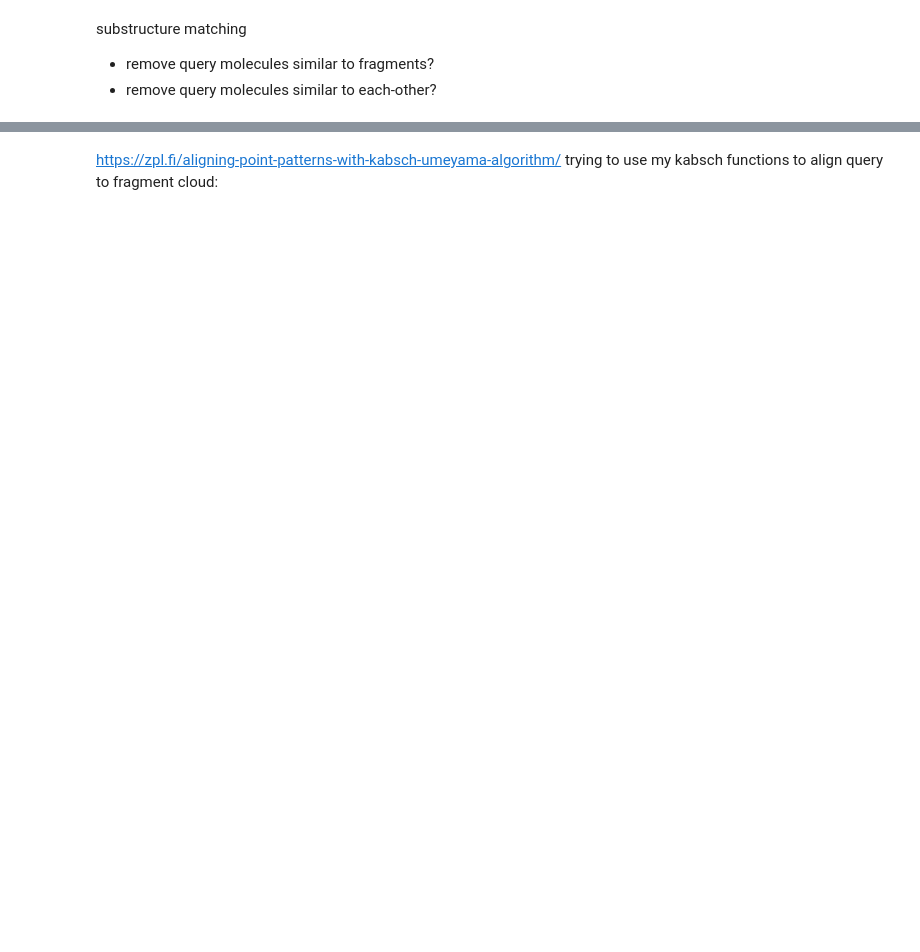
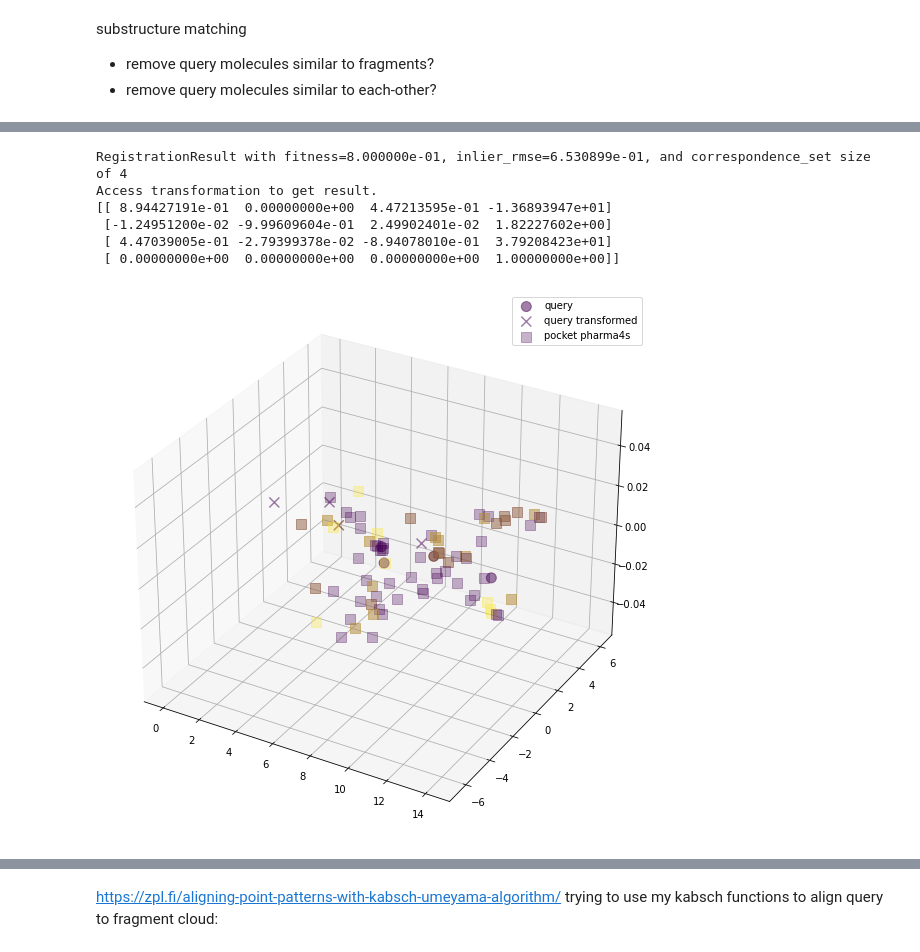
Before and after one commit to gemmagordon/xchem_rotation, a Jupyter notebook: get_pharma4_cloud.ipynb, the cells around one changed output, grey strips where cells are left out. Cells and saved outputs as stored; diff of their text form; code cells hidden in the pictures; blank space fills up the shorter version.

```diff
--- a/get_pharma4_cloud.ipynb
+++ b/get_pharma4_cloud.ipynb
@@ -313,0 +333,65 @@ alignment:
+# %%
+# get query and fragment coordinates for different ph4 types
+query_donor_coords, query_acceptor_coords, query_aromatic_coords = get_coords_query(query_mols[0])
+frag_donor_coords, frag_acceptor_coords, frag_aromatic_coords = get_coords(frag_mols)
+
+import copy
+
+import numpy as np
+import open3d as o3d
+from open3d import pipelines
+
+#preparing data for open3d format
+pocket_points = np.concatenate([frag_donor_coords, frag_acceptor_coords])
+nac,ndo= [len(x) for x in [frag_donor_coords, frag_acceptor_coords]]
+#This features are super simple and we need to consider things like neighbour distances
+featuresIdxX = np.concatenate([np.zeros(nac)*1,np.ones(ndo)]).astype(np.int32)
+featuresOneHotX = np.zeros((len(featuresIdxX), 3))
+featuresOneHotX[np.arange(featuresIdxX.size),featuresIdxX] = 1
+
+x_cloud = o3d.geometry.PointCloud()
+x_cloud.points = o3d.utility.Vector3dVector(pocket_points)
+x_feats = pipelines.registration.Feature()
+x_feats.data = featuresOneHotX
+
+
+query_points = np.concatenate([query_donor_coords, query_acceptor_coords])
+nac,ndo = [len(x) for x in [query_donor_coords, query_acceptor_coords]]
+featuresIdxQ = np.concatenate([np.zeros(nac)*1,np.ones(ndo)]).astype(np.int32)
+featuresOneHotQ = np.zeros((len(featuresIdxQ), 3))
+featuresOneHotQ[np.arange(featuresIdxQ.size),featuresIdxQ] = 1
+
+query_cloud = o3d.geometry.PointCloud()
+query_cloud.points = o3d.utility.Vector3dVector(query_points)
+q_feats = pipelines.registration.Feature()
+q_feats.data = featuresOneHotQ
+
+distance_threshold = 2.
+
+
+result = o3d.pipelines.registration.registration_ransac_based_on_feature_matching(
+    query_cloud, x_cloud, q_feats, x_feats, mutual_filter=False, max_correspondence_distance=1.5)
+
+
+print(result)
+print(result.transformation)
+
+transformed_query_cloud = copy.deepcopy(query_cloud)
+transformed_query_cloud.transform(result.transformation)
+transformed_query = np.array(transformed_query_cloud.points)
+
+fig = plt.figure(figsize=(10,10))
+ax = plt.axes(projection='3d')
+ax.scatter3D( query_points[:,0], query_points[:,1], label="query", alpha=0.5, c=featuresIdxQ, marker="o", s=100)
+ax.scatter3D(transformed_query[:,0], transformed_query[:,1], label="query transformed", alpha=0.5, c=featuresIdxQ, marker="x", s=100)
+ax.scatter3D(pocket_points[:,0], pocket_points[:,1], label="pocket pharma4s", alpha=0.3, c=featuresIdxX, marker="s", s=100)
+plt.legend()
+plt.show()
+# %% [output]
+RegistrationResult with fitness=8.000000e-01, inlier_rmse=6.530899e-01, and correspondence_set size of 4
+Access transformation to get result.
+[[ 8.94427191e-01  0.00000000e+00  4.47213595e-01 -1.36893947e+01]
+ [-1.24951200e-02 -9.99609604e-01  2.49902401e-02  1.82227602e+00]
+ [ 4.47039005e-01 -2.79399378e-02 -8.94078010e-01  3.79208423e+01]
+ [ 0.00000000e+00  0.00000000e+00  0.00000000e+00  1.00000000e+00]]
+[figure, added]
```
Also changed, not shown: parts of 11 cells of this notebook, 2 other files.
